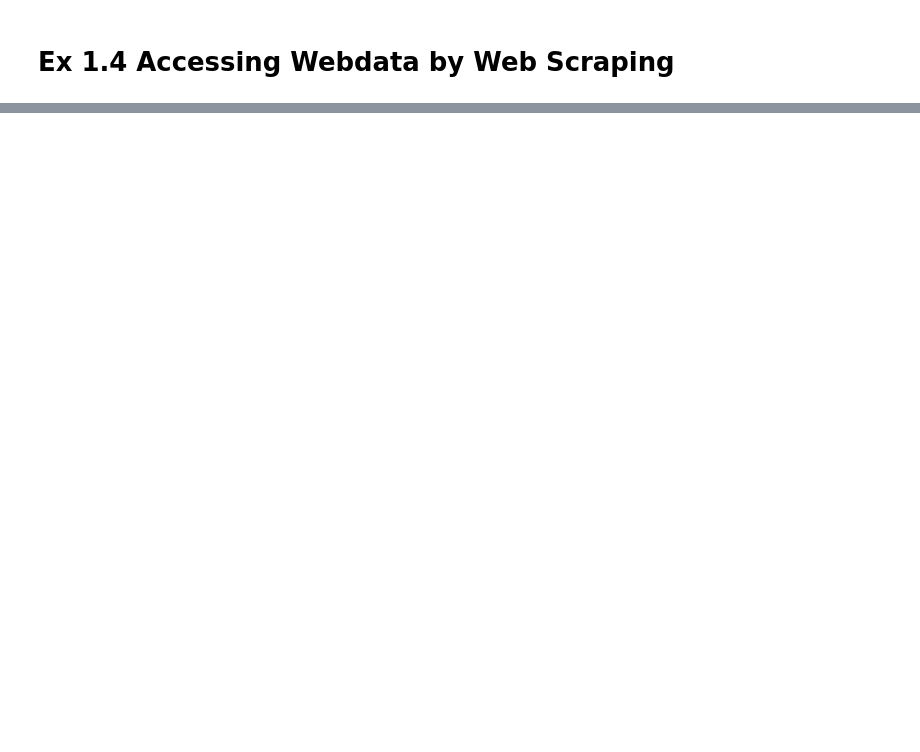
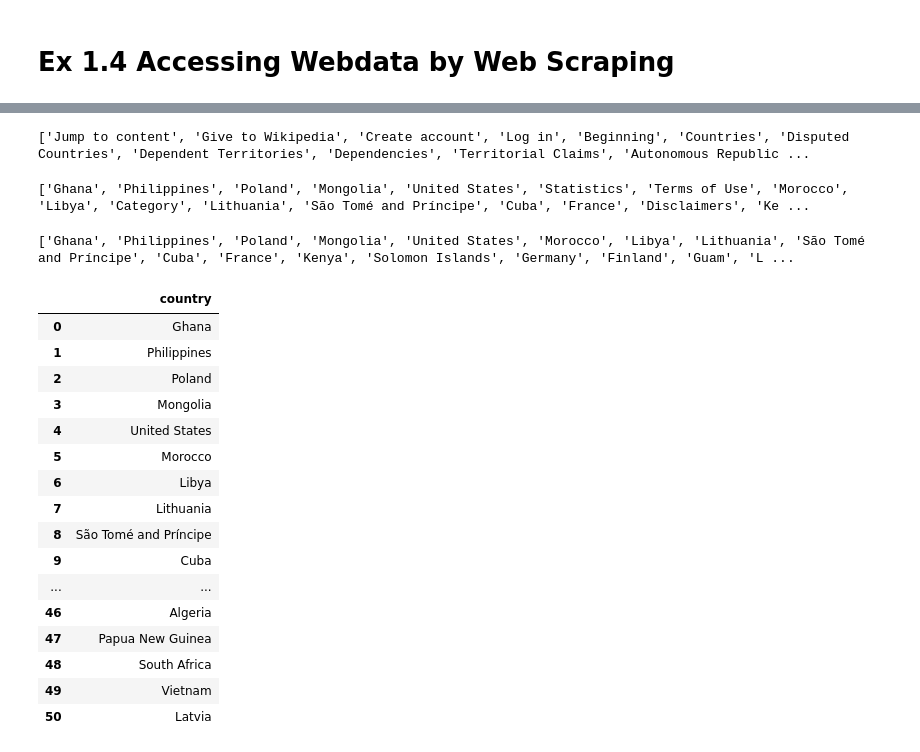
Before and after one commit to miller782782/20th-Century, a Jupyter notebook: Ex_1.4_20th_century_scrape.ipynb, the cells around one changed output, grey strips where cells are left out. Saved outputs shown, nothing was run; the diff lists cells and outputs as text; code cells hidden in the pictures; blank space fills up the shorter version.

Commit message:
Adding list_of_countries to repo

```diff
--- a/Ex_1.4_20th_century_scrape.ipynb
+++ b/Ex_1.4_20th_century_scrape.ipynb
@@ -64,0 +82,51 @@ with open(file_path, "w", encoding="utf-8") as f:
+# %%
+# Now extract the visible text
+link_texts_2 = [link.text for link in linked_elements_2 if link.text]
+print(link_texts_2)
+# %% [output]
+['Jump to content', 'Give to Wikipedia', 'Create account', 'Log in', 'Beginning', 'Countries', 'Disputed Countries', 'Dependent Territories', 'Dependencies', 'Territorial Claims', 'Autonomous Republic ...
+# %%
+# Convert both lists to sets and find the common values
+
+common_values = list(set(link_texts) & set(link_texts_2))
+
+print(common_values)
+# %% [output]
+['Ghana', 'Philippines', 'Poland', 'Mongolia', 'United States', 'Statistics', 'Terms of Use', 'Morocco', 'Libya', 'Category', 'Lithuania', 'São Tomé and Príncipe', 'Cuba', 'France', 'Disclaimers', 'Ke ...
+# %%
+# Create list of the unwanted items
+
+unwanted = ['Statistics', 'Terms of Use', 'Category', 'Disclaimers', 'Jump to content', 'Log in', 'About Wikipedia',
+           'Cookie statement', 'Privacy policy', 'Create account', 'Talk', 'Code of Conduct', 'Developers', 'View history',
+           'Read']
+# %%
+# Remove unwanted items from the common_values list
+
+common_values = [item for item in common_values if item not in unwanted]
+print(common_values)
+# %% [output]
+['Ghana', 'Philippines', 'Poland', 'Mongolia', 'United States', 'Morocco', 'Libya', 'Lithuania', 'São Tomé and Príncipe', 'Cuba', 'France', 'Kenya', 'Solomon Islands', 'Germany', 'Finland', 'Guam', 'L ...
+# %%
+# Put the countries into a dataframe
+
+df = pd.DataFrame(common_values, columns =  ["country"])
+# %%
+df
+# %% [output]
+|  | country |
+| 0 | Ghana |
+| 1 | Philippines |
+| 2 | Poland |
+| 3 | Mongolia |
+| 4 | United States |
+| 5 | Morocco |
+| 6 | Libya |
+| 7 | Lithuania |
+| 8 | São Tomé and Príncipe |
+| 9 | Cuba |
+| ... | ... |
+| 46 | Algeria |
+| 47 | Papua New Guinea |
+| 48 | South Africa |
+| 49 | Vietnam |
+| 50 | Latvia |
```
Also changed, not shown: parts of 9 cells of this notebook, 1 other file.
